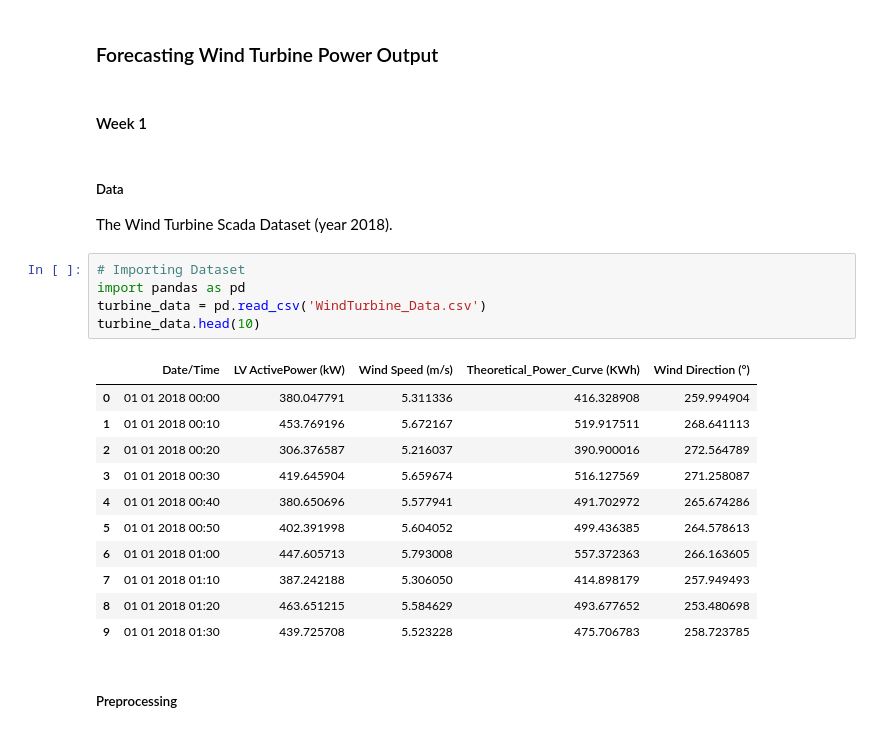
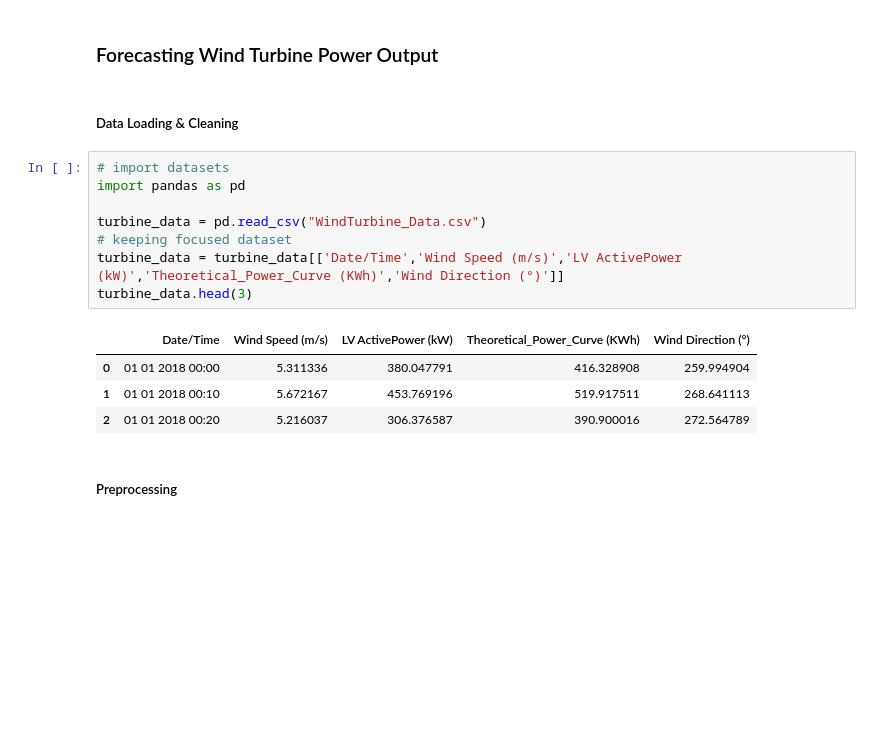
Before and after one commit to KKDS09/Forecasting-Wind-Turbine-Power-Output-using-Machine-Learning, a Jupyter notebook: WindTurbine_Prediction_AICTE.ipynb, the cells around one changed output. Drawn from its saved outputs; the diff is of its cells as text; blank space fills up the shorter version.

```diff
--- a/WindTurbine_Prediction_AICTE.ipynb
+++ b/WindTurbine_Prediction_AICTE.ipynb
@@ -1,26 +1,19 @@
 # %% [markdown]
 ### Forecasting Wind Turbine Power Output
-# %% [markdown]
-#### Week 1
-# %% [markdown]
-##### Data
-The Wind Turbine Scada Dataset (year 2018).
+# %% [markdown]
+##### Data Loading & Cleaning
 # %%
-# Importing Dataset
+# import datasets
 import pandas as pd
-turbine_data = pd.read_csv('WindTurbine_Data.csv')
-turbine_data.head(10)
+
+turbine_data = pd.read_csv("WindTurbine_Data.csv")
+# keeping focused dataset
+turbine_data = turbine_data[['Date/Time','Wind Speed (m/s)','LV ActivePower (kW)','Theoretical_Power_Curve (KWh)','Wind Direction (°)']]
+turbine_data.head(3)
 # %% [output]
-|  | Date/Time | LV ActivePower (kW) | Wind Speed (m/s) | Theoretical_Power_Curve (KWh) | Wind Direction (°) |
-| 0 | 01 01 2018 00:00 | 380.047791 | 5.311336 | 416.328908 | 259.994904 |
-| 1 | 01 01 2018 00:10 | 453.769196 | 5.672167 | 519.917511 | 268.641113 |
-| 2 | 01 01 2018 00:20 | 306.376587 | 5.216037 | 390.900016 | 272.564789 |
-| 3 | 01 01 2018 00:30 | 419.645904 | 5.659674 | 516.127569 | 271.258087 |
-| 4 | 01 01 2018 00:40 | 380.650696 | 5.577941 | 491.702972 | 265.674286 |
-| 5 | 01 01 2018 00:50 | 402.391998 | 5.604052 | 499.436385 | 264.578613 |
-| 6 | 01 01 2018 01:00 | 447.605713 | 5.793008 | 557.372363 | 266.163605 |
-| 7 | 01 01 2018 01:10 | 387.242188 | 5.306050 | 414.898179 | 257.949493 |
-| 8 | 01 01 2018 01:20 | 463.651215 | 5.584629 | 493.677652 | 253.480698 |
-| 9 | 01 01 2018 01:30 | 439.725708 | 5.523228 | 475.706783 | 258.723785 |
+|  | Date/Time | Wind Speed (m/s) | LV ActivePower (kW) | Theoretical_Power_Curve (KWh) | Wind Direction (°) |
+| 0 | 01 01 2018 00:00 | 5.311336 | 380.047791 | 416.328908 | 259.994904 |
+| 1 | 01 01 2018 00:10 | 5.672167 | 453.769196 | 519.917511 | 268.641113 |
+| 2 | 01 01 2018 00:20 | 5.216037 | 306.376587 | 390.900016 | 272.564789 |
 # %% [markdown]
 ##### Preprocessing
```
Also changed, not shown: parts of 25 cells of this notebook.
